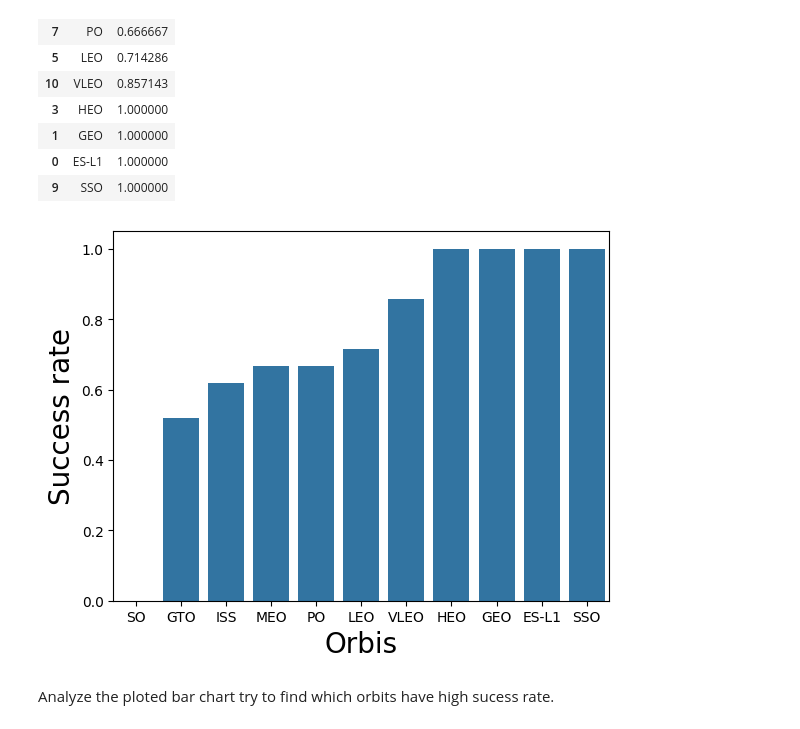
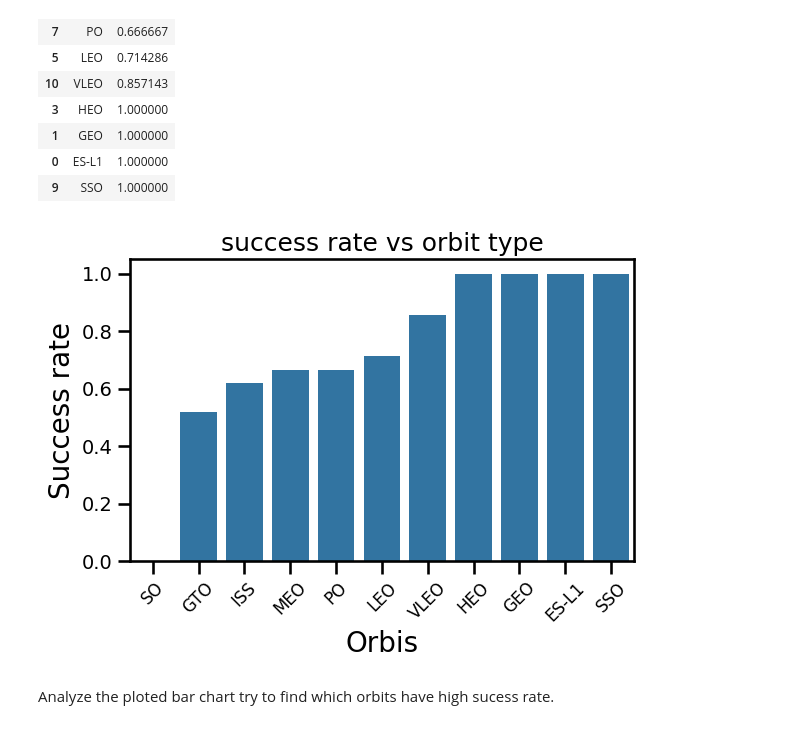
Before and after one commit to MamadyMagass/Applied-Data-Science-Capstone-IBM, a Jupyter notebook: week_2/jupyter-labs-eda-dataviz-v2.ipynb, the cells around one changed output. Cells and saved outputs as stored; diff of their text form; code cells hidden in the pictures.

```diff
--- a/week_2/jupyter-labs-eda-dataviz-v2.ipynb
+++ b/week_2/jupyter-labs-eda-dataviz-v2.ipynb
@@ -115,0 +109,14 @@ plt.show()
+# %%
+sns.set_context("talk")                      # larger base fonts for readability
+g = sns.catplot(y="LaunchSite", x="FlightNumber", hue="Class",
+                data=df, kind="strip", height=6, aspect=2)  # bigger figure
+
+g.set_axis_labels("Flight Number", "Launch Site", fontsize=16)
+g.fig.suptitle("Flight Number vs Launch Site", fontsize=18, y=1.03)
+
+# Improve tick label readability for copy/paste
+plt.xticks(fontsize=14, rotation=0)
+plt.yticks(fontsize=14)
+
+plt.tight_layout()
+plt.show()
@@ -130,0 +133,11 @@ plt.show()
+# %%
+sns.set_context("talk")                # larger base fonts
+g = sns.catplot(y="LaunchSite", x="PayloadMass", hue="Class",
+                data=df, height=6, aspect=2)  # bigger figure
+
+g.set_axis_labels("Payload Mass (kg)", "Launch Site", fontsize=16)
+plt.xticks(fontsize=14, rotation=0)
+plt.yticks(fontsize=14)               # increase tick label size
+plt.title("Payload vs Launch Site", fontsize=18)
+plt.tight_layout()
+plt.show()
@@ -154,12 +169,17 @@ df3
 | 9 | SSO | 1.000000 |
 # %%
 # HINT use groupby method on Orbit column and get the mean of Class column
+sns.set_context("talk")
 sns.barplot(y="Class", x="Orbit", data=df3)
 plt.xlabel("Orbis",fontsize=20)
 plt.ylabel("Success rate",fontsize=20)
+plt.xticks(fontsize=12, rotation=45)
+plt.yticks(fontsize=14)
+plt.title("success rate vs orbit type", fontsize=18)
+plt.tight_layout()
 plt.show()
 # %% [output]
-[figure, old version]
+[figure, new version]
 # %% [markdown]
 Analyze the ploted bar chart try to find which orbits have high sucess rate.
 # %% [markdown]
```
Also changed, not shown: parts of 7 cells of this notebook, 5 other files.
